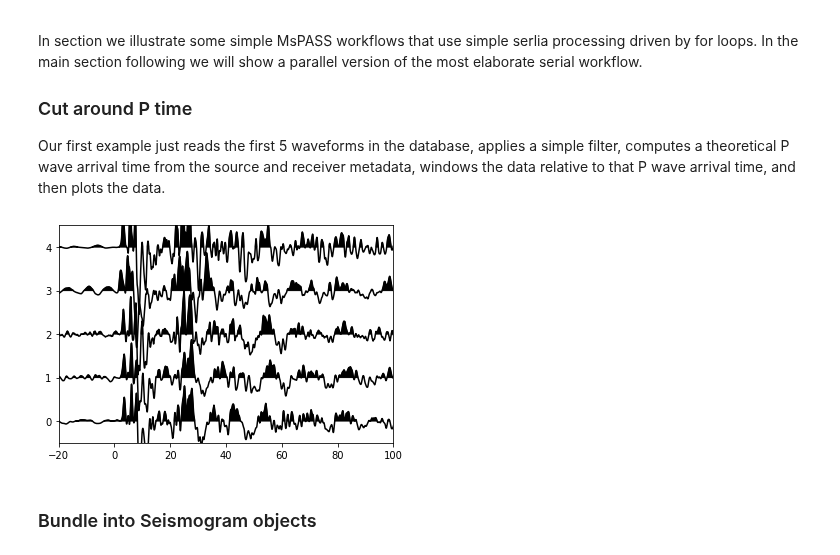
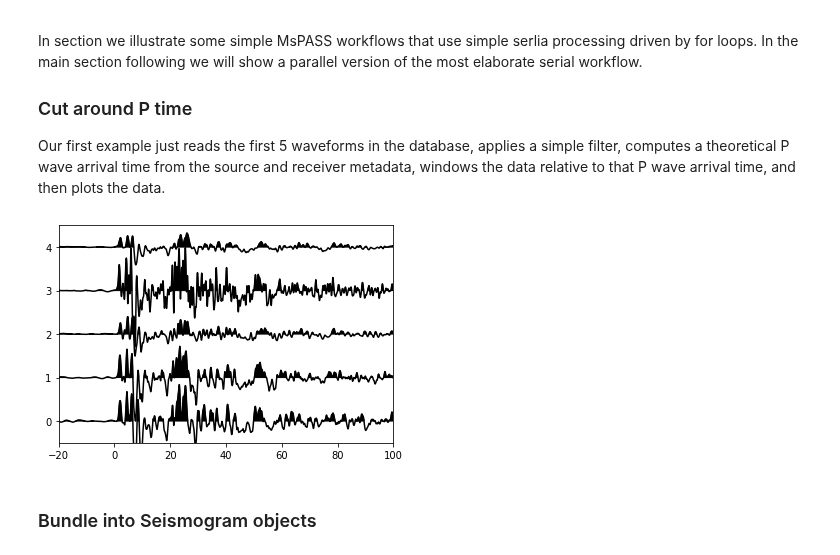
Before and after one commit to mspass-team/mspass_tutorial, a Jupyter notebook: sage-gage_2021/session1_overview.ipynb, the cells around one changed output. Cells and saved outputs as stored; diff of their text form; code cells hidden in the pictures.

```diff
--- a/sage-gage_2021/session1_overview.ipynb
+++ b/sage-gage_2021/session1_overview.ipynb
@@ -170,13 +196,13 @@ from mspasspy.ccore.seismic import TimeSeriesEnsemble
 from mspasspy.graphics import SeismicPlotter
 ensemble=TimeSeriesEnsemble()
 query={ 'chan' : 'BHZ'}
-n=db.wf_TimeSeries.count_documents(query)
+n=db.wf_miniseed.count_documents(query)
 print('Number of BHZ channels=',n)
 print('Plotting only first 10')
-curs=db.wf_TimeSeries.find(query).limit(10)
+curs=db.wf_miniseed.find(query).limit(10)
 for doc in curs:
     # With the current mspass_lite schema these extra options are required
-    d=db.read_data(doc)
+    d=db.read_data(doc,collection='wf_miniseed')
     ensemble.member.append(d)
 plotter=SeismicPlotter(normalize=True)
 plotter.change_style('wtva')
@@ -193,5 +222,5 @@ In a later section of this course we will go into more details about the databas
 # %%
-cursor=db.wf_TimeSeries.find({})
+cursor=db.wf_miniseed.find({})
 for doc in cursor:
     net=doc['net']
     sta=doc['sta']
@@ -204,5 +233,5 @@ for doc in cursor:
     wfid=doc['_id']
     match={'_id' : wfid}
     updatedef={'$set' : {'channel_id' : chanid, 'site_id' : siteid}}
-    db.wf_TimeSeries.update_one(match,updatedef)
+    db.wf_miniseed.update_one(match,updatedef)
 # %% [markdown]
@@ -211,0 +242,7 @@ To show that did something useful here we read back the first 6 waveforms and sh
+# %%
+doc=db.source.find_one()
+srcid=doc['_id']
+cursor=db.wf_miniseed.find({})
+for doc in cursor:
+    wfid=doc['_id']
+    db.wf_miniseed.update_one({'_id' : wfid},{'$set' : {'source_id' : srcid}})
@@ -212,10 +251,10 @@ To show that did something useful here we read back the first 6 waveforms and sh
 # %%
 db=Database(dbclient,'shortcourse')
-cursor=db.wf_TimeSeries.find({}).limit(6)
+cursor=db.wf_miniseed.find({}).limit(6)
 print('net sta chan channel_lat channel_lon channel_elev source_lat source_lon source_depth source_time')
 normalize_list=['source','channel']
 for doc in cursor:
-    d=db.read_data(doc,normalize=normalize_list)
+    d=db.read_data(doc,normalize=normalize_list,collection='wf_miniseed')
     print(d['net'],d['sta'],d['chan'],d['channel_lat'],d['channel_lon'],d['channel_elev'],
          d['source_lat'],d['source_lon'],d['source_depth'],UTCDateTime(d['source_time']))
 # %% [output]
@@ -240,37 +279,37 @@ model = TauPyModel(model="iasp91")
 from obspy.geodetics import gps2dist_azimuth,kilometers2degrees
 # First we load all the data we currently have into a single ensemble object
 ensemble=TimeSeriesEnsemble()
-cursor=db.wf_TimeSeries.find({'chan' : 'BHZ'}).limit(5)
+cursor=db.wf_miniseed.find({'chan' : 'BHZ'}).limit(5)
 for doc in cursor:
-    d=db.read_data(doc,normalize=normalize_list)
+    d=db.read_data(doc,collection='wf_miniseed',normalize=normalize_list)
     ensemble.member.append(d)
 
 # This a time window in time relative to P arrival around
 # which we cut each waveform
 cutwin=TimeWindow(-20.0,100.0)
 i=0
 for d in ensemble.member:
     filter(d,'bandpass',freqmax=2.0,freqmin=0.005)
     stalat=d['channel_lat']
     stalon=d['channel_lon']
     srclat=d['source_lat']
     srclon=d['source_lon']
     depth=d['source_depth']
     otime=d['source_time']
     georesult=gps2dist_azimuth(srclat,srclon,stalat,stalon)
     # obspy's function we just called returns distance in m in element 0 of a tuple
     # their travel time calculator it is degrees so we need this conversion
     dist=kilometers2degrees(georesult[0]/1000.0)
     arrivals=model.get_travel_times(source_depth_in_km=depth,distance_in_degree=dist,phase_list=['P'])
     # Arrivals are returned in time order 0 is always the first arrival
     # This computes arrival time as an epoch time and shifts the data to put 0 at that time
     d.ator(otime+arrivals[0].time)
     #d=WindowData(d,cutwin)
     ensemble.member[i]=WindowData(d,cutwin)
     i+=1
 plotter.plot(ensemble)
 # %% [output]
-[figure, old version]
+[figure, new version]
 # %% [markdown]
 ### Bundle into Seismogram objects
 # %%
```
Also changed, not shown: parts of 28 cells of this notebook, 2 other files.
